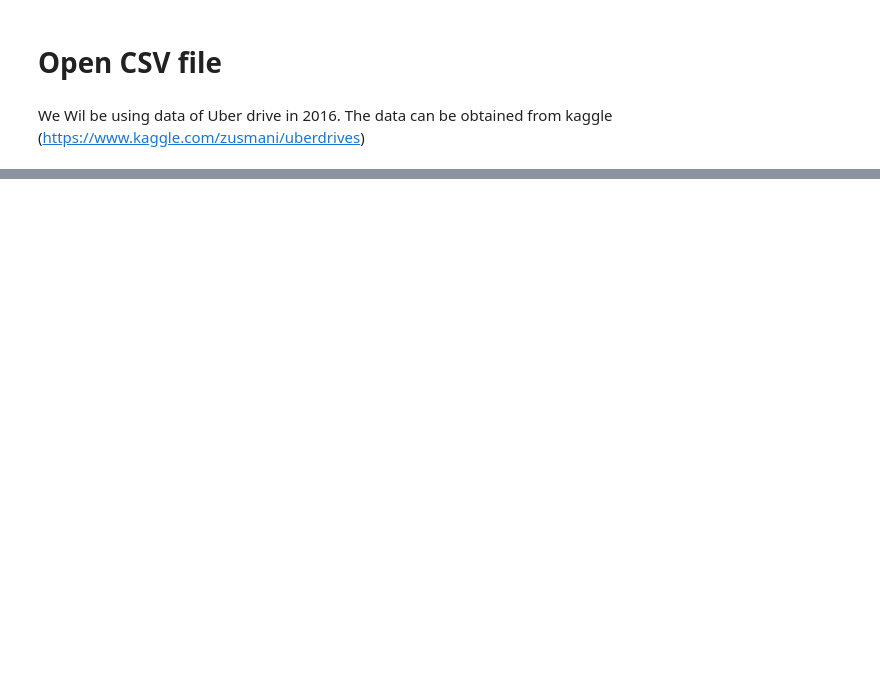
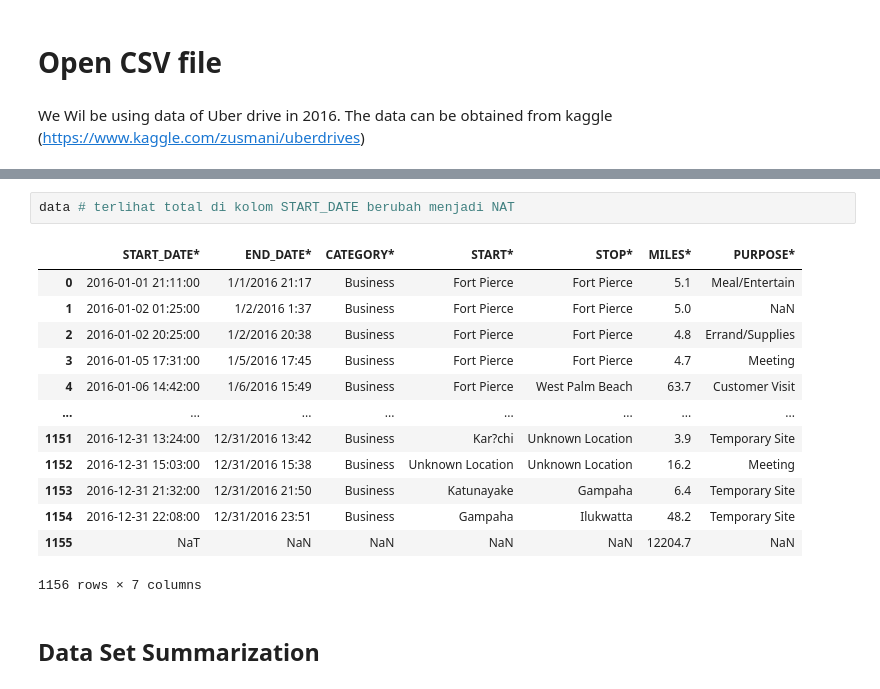
Before and after one commit to arisugiharto/Intermediate_python_batch16, a Jupyter notebook: Materi 3.2 - Pandas - Open CSV file.ipynb, the cells around one changed output, grey strips where cells are left out. Drawn from its saved outputs; the diff is of its cells as text; blank space fills up the shorter version.

```diff
--- a/Materi 3.2 - Pandas - Open CSV file.ipynb
+++ b/Materi 3.2 - Pandas - Open CSV file.ipynb
@@ -12,0 +162,18 @@ NameError: name 'pd' is not defined
+# %%
+data # terlihat total di kolom START_DATE berubah menjadi NAT
+# %% [output]
+|  | START_DATE* | END_DATE* | CATEGORY* | START* | STOP* | MILES* | PURPOSE* |
+| 0 | 2016-01-01 21:11:00 | 1/1/2016 21:17 | Business | Fort Pierce | Fort Pierce | 5.1 | Meal/Entertain |
+| 1 | 2016-01-02 01:25:00 | 1/2/2016 1:37 | Business | Fort Pierce | Fort Pierce | 5.0 | NaN |
+| 2 | 2016-01-02 20:25:00 | 1/2/2016 20:38 | Business | Fort Pierce | Fort Pierce | 4.8 | Errand/Supplies |
+| 3 | 2016-01-05 17:31:00 | 1/5/2016 17:45 | Business | Fort Pierce | Fort Pierce | 4.7 | Meeting |
+| 4 | 2016-01-06 14:42:00 | 1/6/2016 15:49 | Business | Fort Pierce | West Palm Beach | 63.7 | Customer Visit |
+| ... | ... | ... | ... | ... | ... | ... | ... |
+| 1151 | 2016-12-31 13:24:00 | 12/31/2016 13:42 | Business | Kar?chi | Unknown Location | 3.9 | Temporary Site |
+| 1152 | 2016-12-31 15:03:00 | 12/31/2016 15:38 | Business | Unknown Location | Unknown Location | 16.2 | Meeting |
+| 1153 | 2016-12-31 21:32:00 | 12/31/2016 21:50 | Business | Katunayake | Gampaha | 6.4 | Temporary Site |
+| 1154 | 2016-12-31 22:08:00 | 12/31/2016 23:51 | Business | Gampaha | Ilukwatta | 48.2 | Temporary Site |
+| 1155 | NaT | NaN | NaN | NaN | NaN | 12204.7 | NaN |
+1156 rows × 7 columns
+# %% [markdown]
+## Data Set Summarization
```
Also changed, not shown: parts of 23 cells of this notebook, 3 other files.
